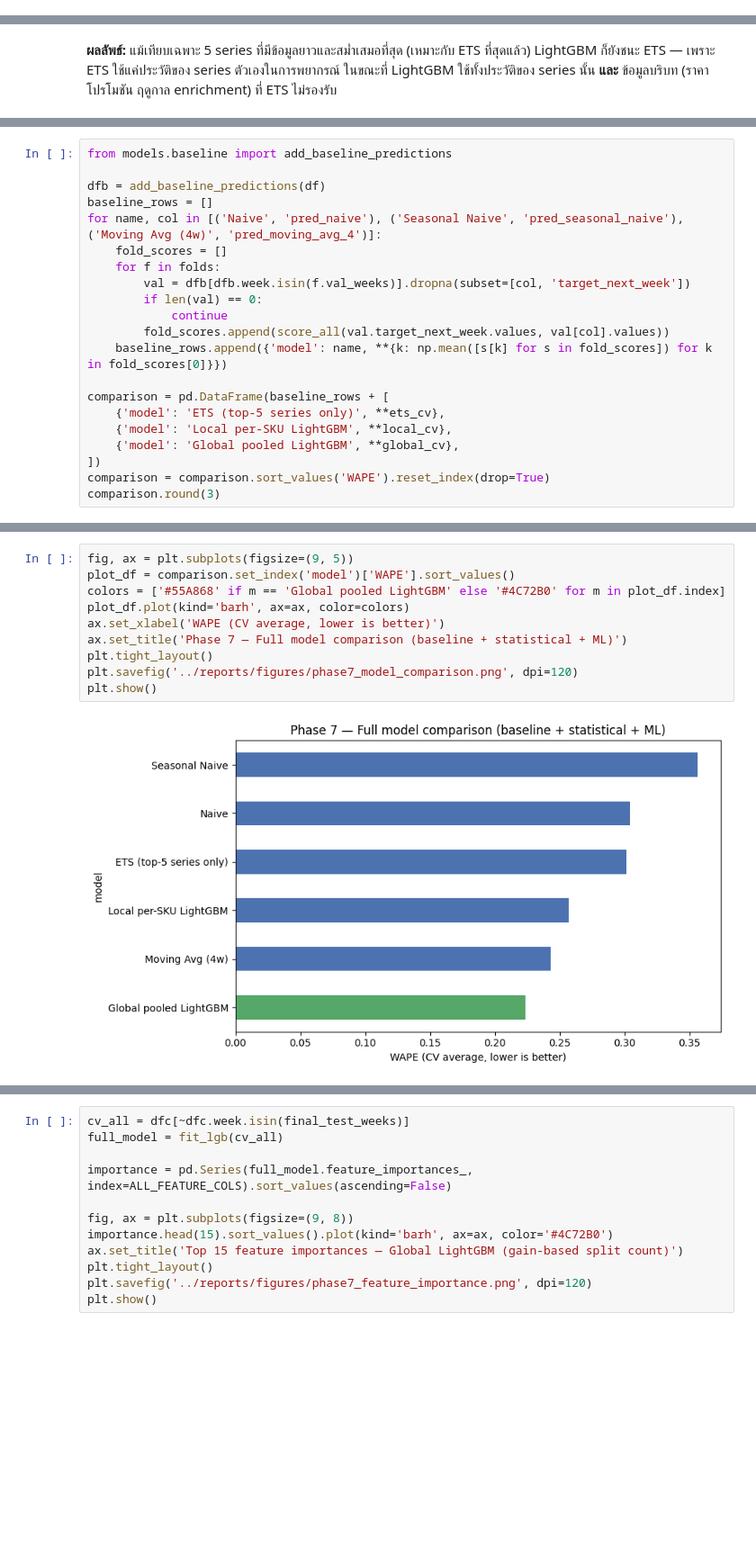
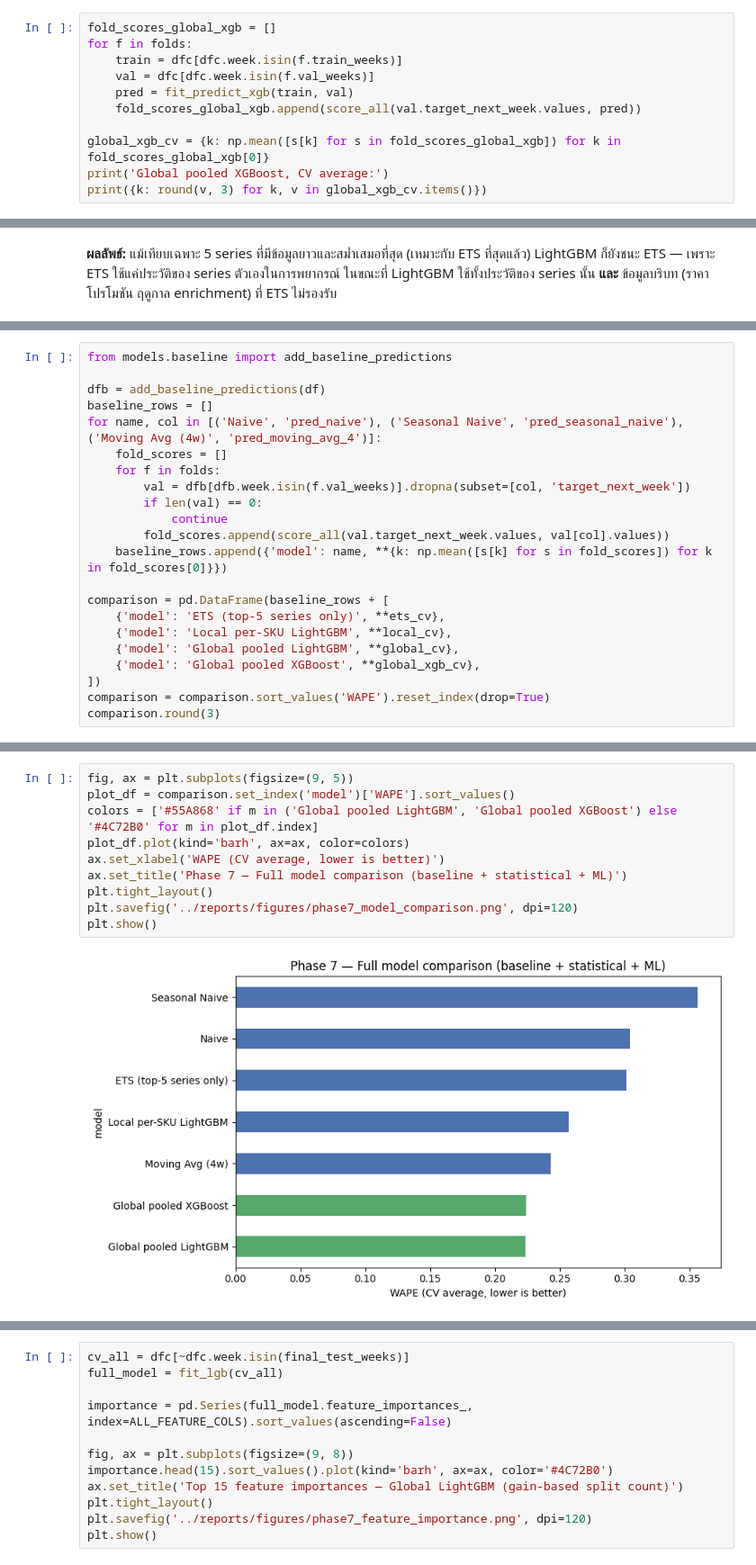
Before and after one commit to thitiwutsuk/Forecasting-FMCG-Daily-Sales, a Jupyter notebook: notebooks/07_core_forecasting.ipynb, the cells around one changed output, grey strips where cells are left out. Shown at 90% size. Saved outputs shown, nothing was run; the diff lists cells and outputs as text; blank space fills up the shorter version.

Commit message:
Add Global pooled XGBoost

```diff
--- a/notebooks/07_core_forecasting.ipynb
+++ b/notebooks/07_core_forecasting.ipynb
@@ -54,0 +60,11 @@ Global pooled LightGBM, CV average:
+# %%
+fold_scores_global_xgb = []
+for f in folds:
+    train = dfc[dfc.week.isin(f.train_weeks)]
+    val = dfc[dfc.week.isin(f.val_weeks)]
+    pred = fit_predict_xgb(train, val)
+    fold_scores_global_xgb.append(score_all(val.target_next_week.values, pred))
+
+global_xgb_cv = {k: np.mean([s[k] for s in fold_scores_global_xgb]) for k in fold_scores_global_xgb[0]}
+print('Global pooled XGBoost, CV average:')
+print({k: round(v, 3) for k, v in global_xgb_cv.items()})
@@ -160,6 +181,7 @@ comparison = pd.DataFrame(baseline_rows + [
     {'model': 'ETS (top-5 series only)', **ets_cv},
     {'model': 'Local per-SKU LightGBM', **local_cv},
     {'model': 'Global pooled LightGBM', **global_cv},
+    {'model': 'Global pooled XGBoost', **global_xgb_cv},
 ])
 comparison = comparison.sort_values('WAPE').reset_index(drop=True)
 comparison.round(3)
@@ -174,13 +197,13 @@ comparison.round(3)
 # %%
 fig, ax = plt.subplots(figsize=(9, 5))
 plot_df = comparison.set_index('model')['WAPE'].sort_values()
-colors = ['#55A868' if m == 'Global pooled LightGBM' else '#4C72B0' for m in plot_df.index]
+colors = ['#55A868' if m in ('Global pooled LightGBM', 'Global pooled XGBoost') else '#4C72B0' for m in plot_df.index]
 plot_df.plot(kind='barh', ax=ax, color=colors)
 ax.set_xlabel('WAPE (CV average, lower is better)')
 ax.set_title('Phase 7 — Full model comparison (baseline + statistical + ML)')
 plt.tight_layout()
 plt.savefig('../reports/figures/phase7_model_comparison.png', dpi=120)
 plt.show()
 # %% [output]
-[figure, old version]
+[figure, new version]
 # %% [markdown]
```
Also changed, not shown: parts of 15 cells of this notebook, 3 other files.
